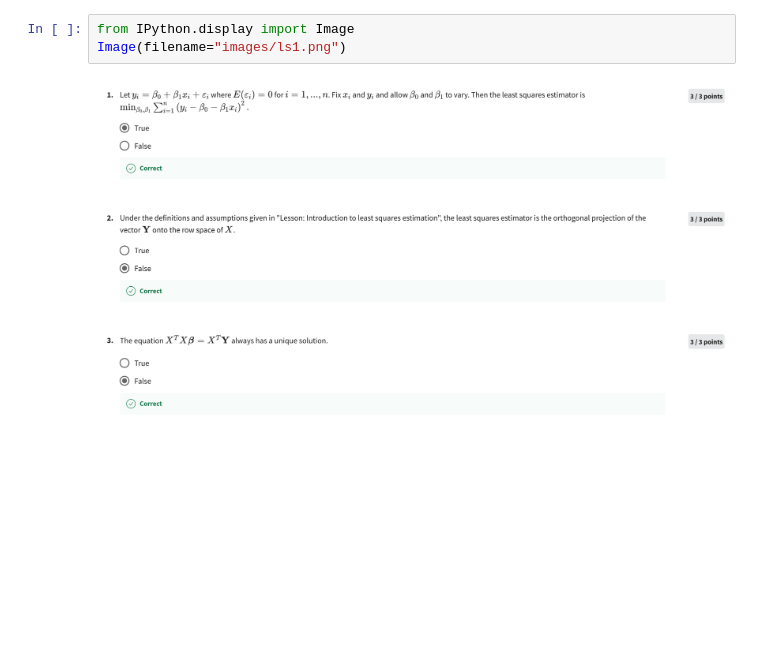
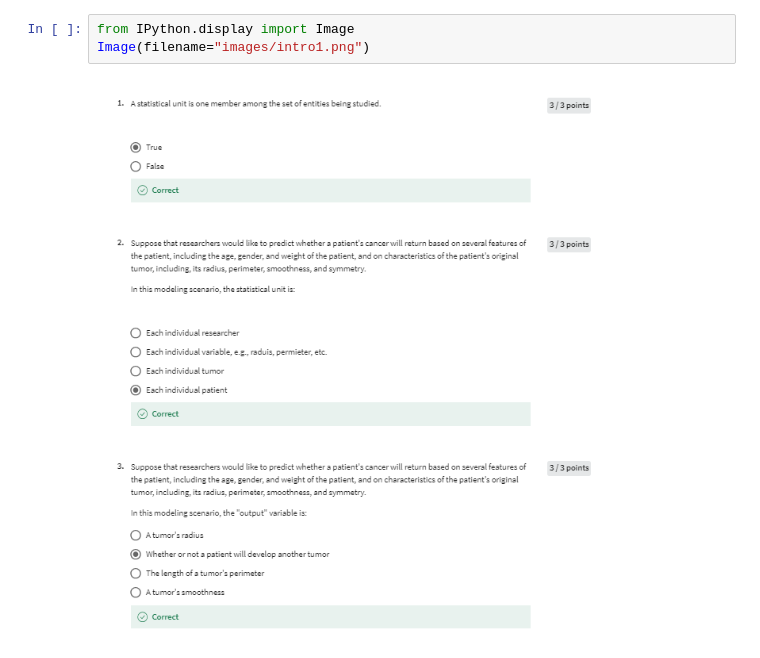
Before and after one commit to duba1910/msds, a Jupyter notebook: Statistical Modeling/5011 Modern Regression Analysis/m_1/quiz_intro.ipynb, the cells around one changed output. Saved outputs shown, nothing was run; the diff lists cells and outputs as text; blank space fills up the shorter version.

Commit message:
intro quiz

```diff
--- a/Statistical Modeling/5011 Modern Regression Analysis/m_1/quiz_intro.ipynb
+++ b/Statistical Modeling/5011 Modern Regression Analysis/m_1/quiz_intro.ipynb
@@ -1,6 +1,6 @@
 # %%
 from IPython.display import Image
-Image(filename="images/ls1.png")
+Image(filename="images/intro1.png")
 # %% [output]
-[figure, old version]
+[figure, new version]
 # %%
```
Also changed, not shown: parts of 2 cells of this notebook.
